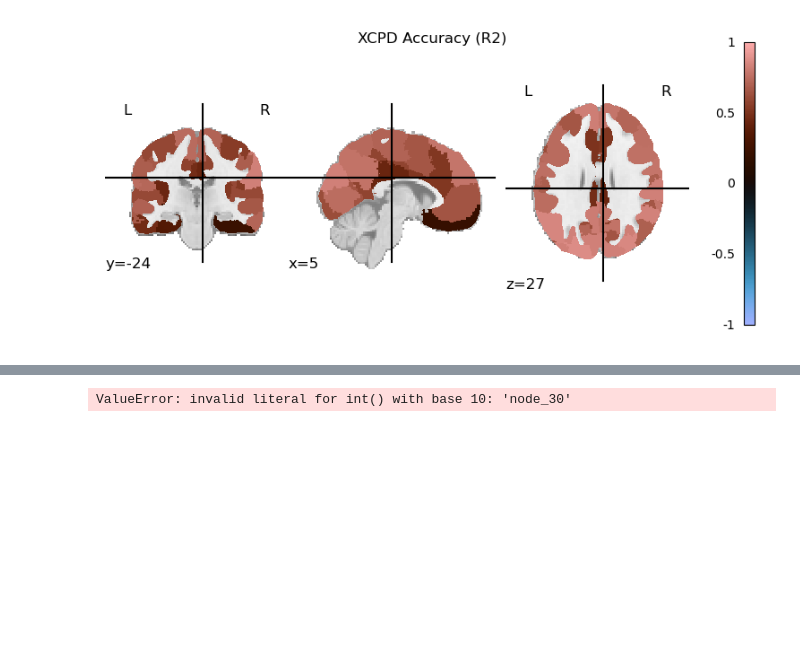
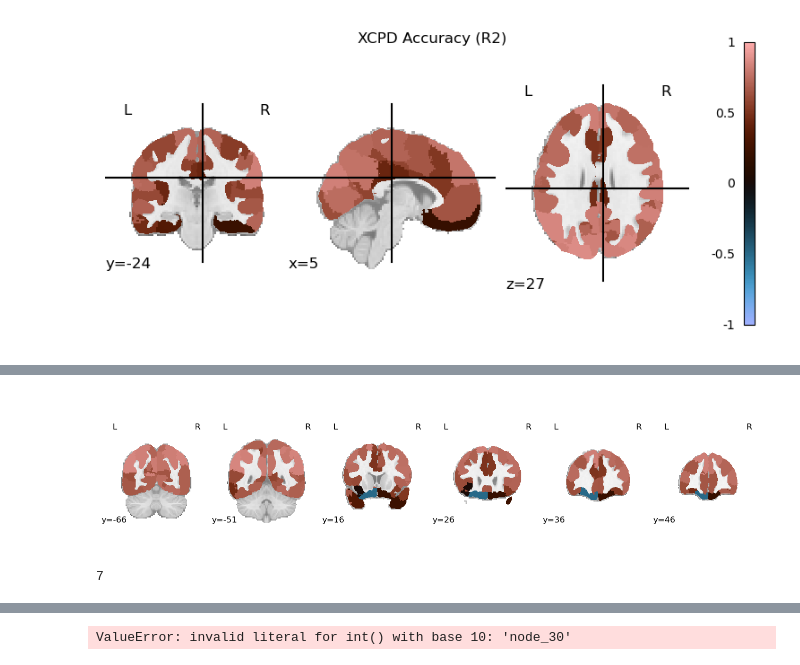
Before and after one commit to mckenziephagen/connectome-comparison, a Jupyter notebook: scripts/notebooks/exploratory/2025-10-29_plot_nodes_orig.ipynb, the cells around one changed output, grey strips where cells are left out. Saved outputs shown, nothing was run; the diff lists cells and outputs as text; code cells hidden in the pictures; blank space fills up the shorter version.

```diff
--- a/scripts/notebooks/exploratory/2025-10-29_plot_nodes_orig.ipynb
+++ b/scripts/notebooks/exploratory/2025-10-29_plot_nodes_orig.ipynb
@@ -84,0 +110,16 @@ plotting.show()
+# %%
+plotting.plot_stat_map(mask_img,
+                       vmax=1, vmin=-1,
+                       cmap='berlin',
+                        display_mode='y',
+                        cut_coords=[-66, -51, 16,26,  36, 46],
+                       draw_cross=True,
+                       colorbar=False
+)
+plt.savefig('y_accuracy.png')
+# %% [output]
+[figure, added]
+# %%
+len(ex.cut_coords)
+# %% [output]
+7
```
Also changed, not shown: parts of 11 cells of this notebook, 25 other files.
